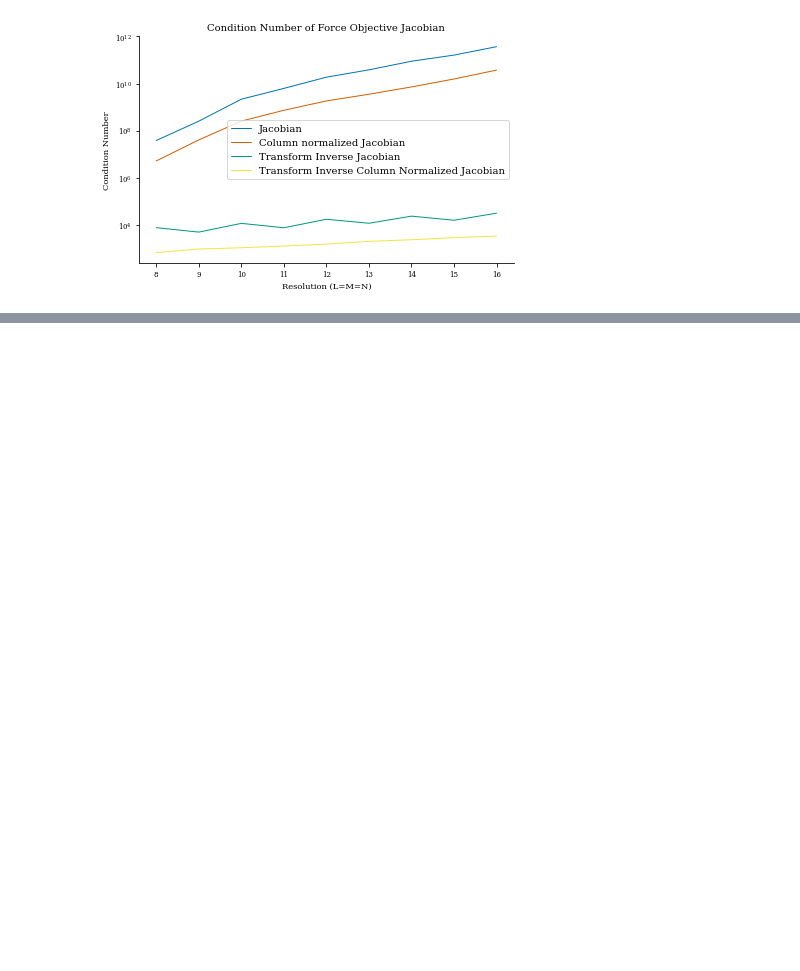
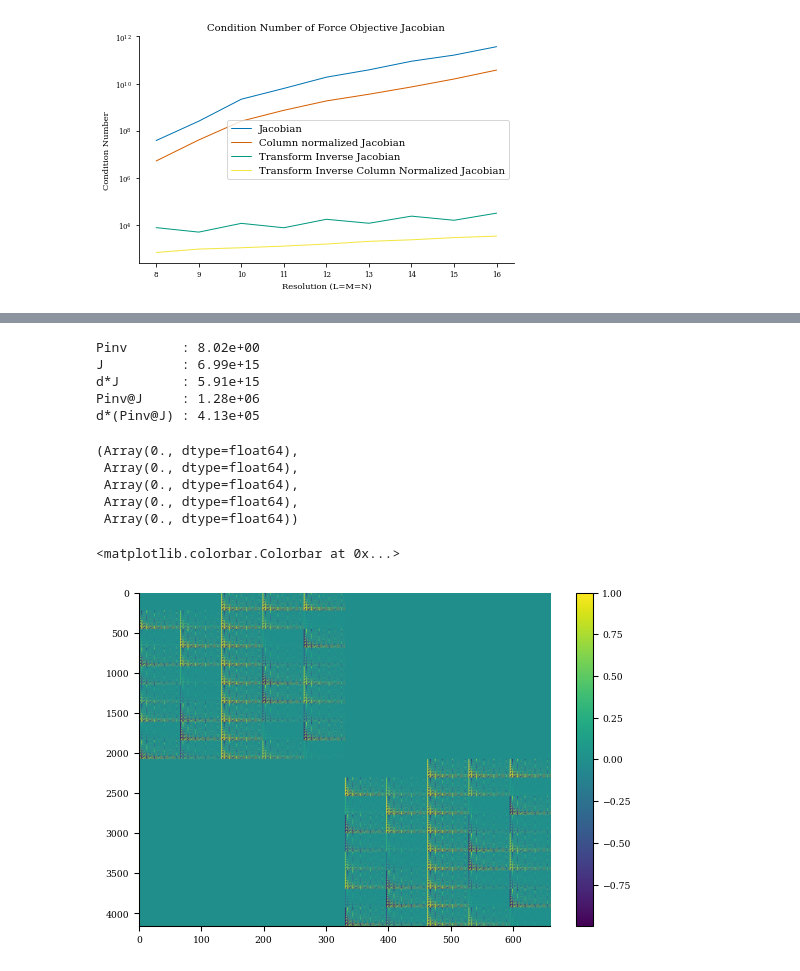
Before and after one commit to YigitElma/DEBUG-DESC, a Jupyter notebook: AnalyzeCondition/transforms.ipynb, the cells around one changed output, grey strips where cells are left out. Cells and saved outputs as stored; diff of their text form; code cells hidden in the pictures; blank space fills up the shorter version.

```diff
--- a/AnalyzeCondition/transforms.ipynb
+++ b/AnalyzeCondition/transforms.ipynb
@@ -150,9 +151,10 @@ plt.savefig("jacobian-condition-number.png", dpi=400)
 # %% [output]
 [figure]
 # %%
-eq = get("W7-X")
-# res = 8
-# eq.change_resolution(L=res, M=res, N=res, L_grid=2*res, M_grid=2*res, N_grid=2*res)
+# eq = get("ATF")
+res = 10
+eq = Equilibrium(L=res, M=res, N=2)
+method = "direct1"
 grid = ConcentricGrid(L=eq.L_grid, M=eq.M_grid, N=eq.N_grid, NFP=eq.NFP, sym=eq.sym)
 transformR = Transform(grid=grid, basis=eq.R_basis, method=method)
 transformZ = Transform(grid=grid, basis=eq.Z_basis, method=method)
@@ -173,0 +172,8 @@ P = jnp.concatenate([A, A], axis=0)
+# %%
+# P = jnp.concatenate([A, B], axis=1)
+# P = jnp.concatenate([A, A], axis=0)
+# P = jnp.concatenate([A, jnp.zeros_like(A)], axis=0)
+m,n = A.shape
+m1,n1 = B.shape
+# P = jnp.block([[A, jnp.zeros((m, m))], [jnp.zeros((m, n)), jnp.eye(m)]])
+P = jnp.block([[A, jnp.zeros((m, n1))], [jnp.zeros((m1, n)), B]])
@@ -191,0 +188,21 @@ Transform at 0x... (method=fft, basis=FourierZernikeBasis at 0x... (L=24, M=12,
+# %%
+# Pinv = jnp.linalg.pinv(P)
+Pinv = P.T
+cond1 = jnp.linalg.cond(Pinv)
+cond2 = jnp.linalg.cond(Pinv@J)
+cond3 = jnp.linalg.cond(J)
+scale1, _ = compute_jac_scale(Pinv@J)
+scale2, _ = compute_jac_scale(J)
+cond4 = jnp.linalg.cond(scale1*(Pinv@J))
+cond5 = jnp.linalg.cond(scale2*J)
+print(f"Pinv       : {cond1:.2e}")
+print(f"J          : {cond3:.2e}")
+print(f"d*J        : {cond5:.2e}")
+print(f"Pinv@J     : {cond2:.2e}")
+print(f"d*(Pinv@J) : {cond4:.2e}")
+# %% [output]
+Pinv       : 8.02e+00
+J          : 6.99e+15
+d*J        : 5.91e+15
+Pinv@J     : 1.28e+06
+d*(Pinv@J) : 4.13e+05
@@ -191,0 +240,14 @@ Transform at 0x... (method=fft, basis=FourierZernikeBasis at 0x... (L=24, M=12,
+# %%
+max(J@step_svd-f), max(J@step_psvd-f), max(J@step_pcho-f), max(J@step_pqr-f), max(J@step_cho-f)
+# %% [output]
+(Array(0., dtype=float64),
+ Array(0., dtype=float64),
+ Array(0., dtype=float64),
+ Array(0., dtype=float64),
+ Array(0., dtype=float64))
+# %%
+plt.imshow(P, aspect="auto")
+plt.colorbar()
+# %% [output]
+<matplotlib.colorbar.Colorbar at 0x...>
+[figure, added]
```
Also changed, not shown: parts of 14 cells of this notebook, 5 other files.
